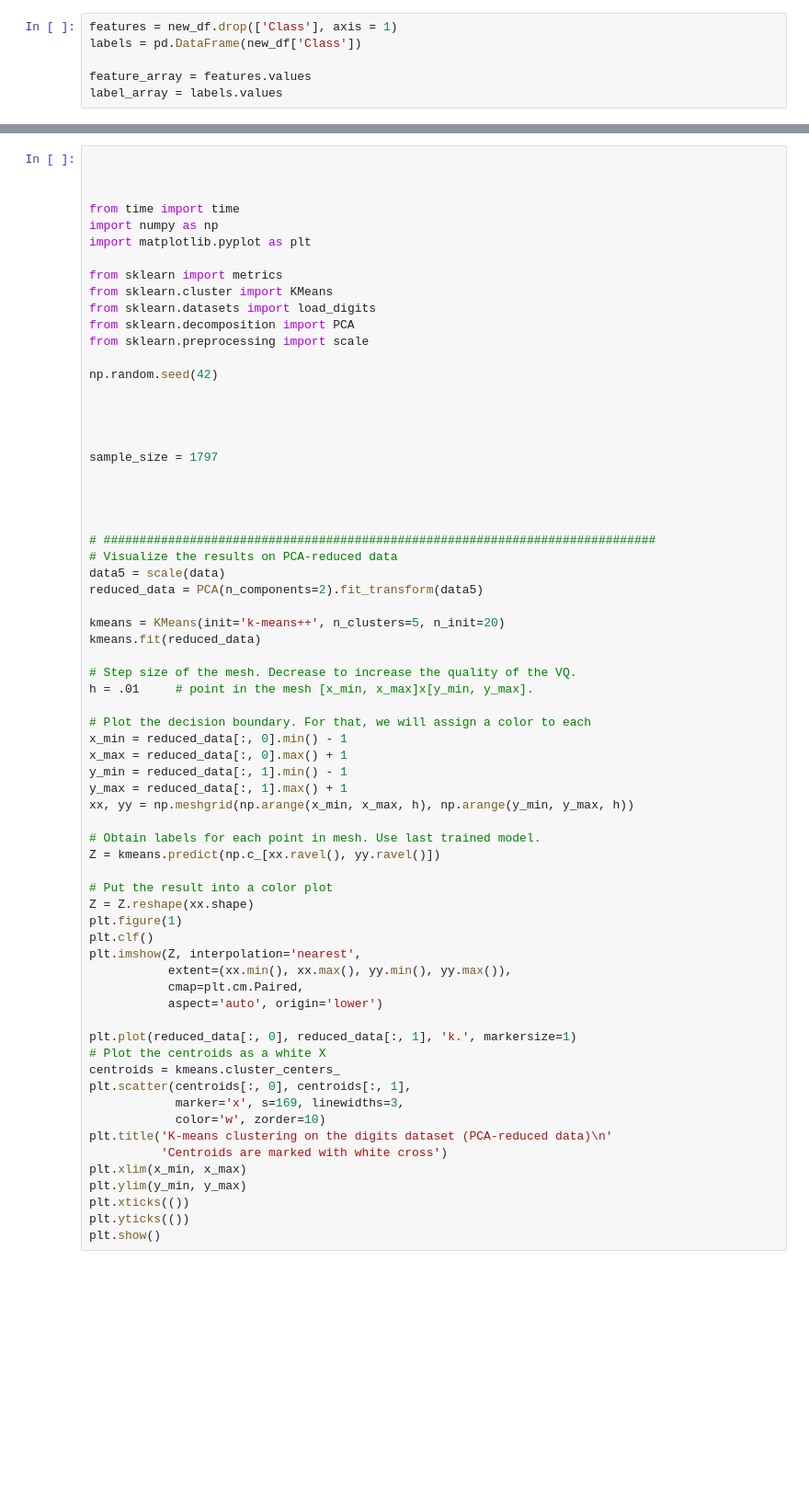
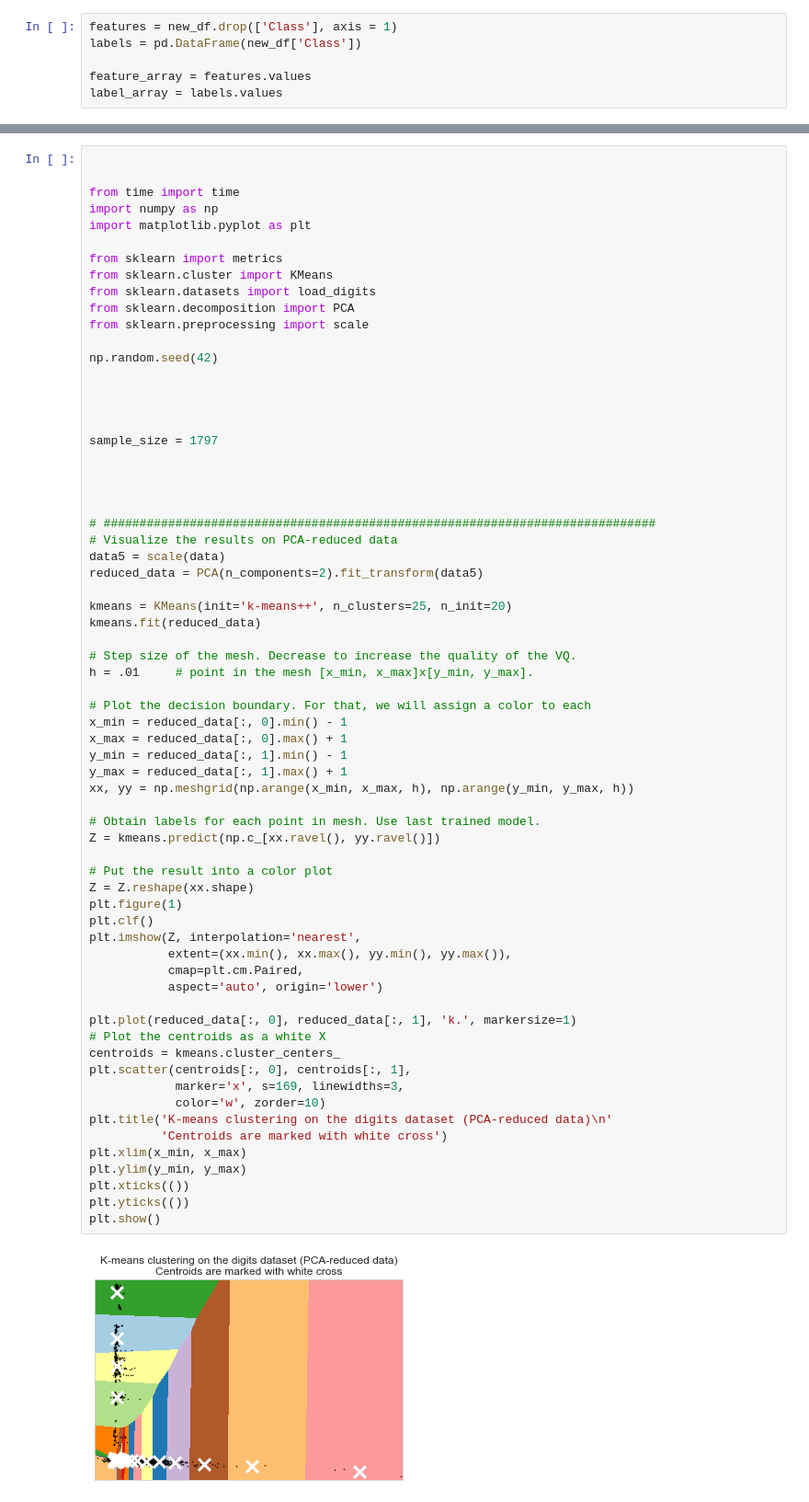
Before and after one commit to JacobMaullin-Davies/Learning-from-Data, a Jupyter notebook: Learning from data CW.ipynb, the cells around one changed output, grey strips where cells are left out. Shown: that part at 92% size. Drawn from its saved outputs; the diff is of its cells as text; blank space fills up the shorter version.

```diff
--- a/Learning from data CW.ipynb
+++ b/Learning from data CW.ipynb
@@ -439,5 +405,4 @@ ValueError: Classification metrics can't handle a mix of binary and continuous t
 # %%
-
 
 
 from time import time
@@ -465,7 +430,7 @@ sample_size = 1797
 data5 = scale(data)
 reduced_data = PCA(n_components=2).fit_transform(data5)
 
-kmeans = KMeans(init='k-means++', n_clusters=5, n_init=20)
+kmeans = KMeans(init='k-means++', n_clusters=25, n_init=20)
 kmeans.fit(reduced_data)
 
 # Step size of the mesh. Decrease to increase the quality of the VQ.
@@ -476,30 +441,32 @@ x_min = reduced_data[:, 0].min() - 1
 x_max = reduced_data[:, 0].max() + 1
 y_min = reduced_data[:, 1].min() - 1
 y_max = reduced_data[:, 1].max() + 1
 xx, yy = np.meshgrid(np.arange(x_min, x_max, h), np.arange(y_min, y_max, h))
 
 # Obtain labels for each point in mesh. Use last trained model.
 Z = kmeans.predict(np.c_[xx.ravel(), yy.ravel()])
 
 # Put the result into a color plot
 Z = Z.reshape(xx.shape)
 plt.figure(1)
 plt.clf()
 plt.imshow(Z, interpolation='nearest',
            extent=(xx.min(), xx.max(), yy.min(), yy.max()),
            cmap=plt.cm.Paired,
            aspect='auto', origin='lower')
 
 plt.plot(reduced_data[:, 0], reduced_data[:, 1], 'k.', markersize=1)
 # Plot the centroids as a white X
 centroids = kmeans.cluster_centers_
 plt.scatter(centroids[:, 0], centroids[:, 1],
             marker='x', s=169, linewidths=3,
             color='w', zorder=10)
 plt.title('K-means clustering on the digits dataset (PCA-reduced data)\n'
           'Centroids are marked with white cross')
 plt.xlim(x_min, x_max)
 plt.ylim(y_min, y_max)
 plt.xticks(())
 plt.yticks(())
 plt.show()
+# %% [output]
+[figure, added]
```
Also changed, not shown: parts of 16 cells of this notebook.
